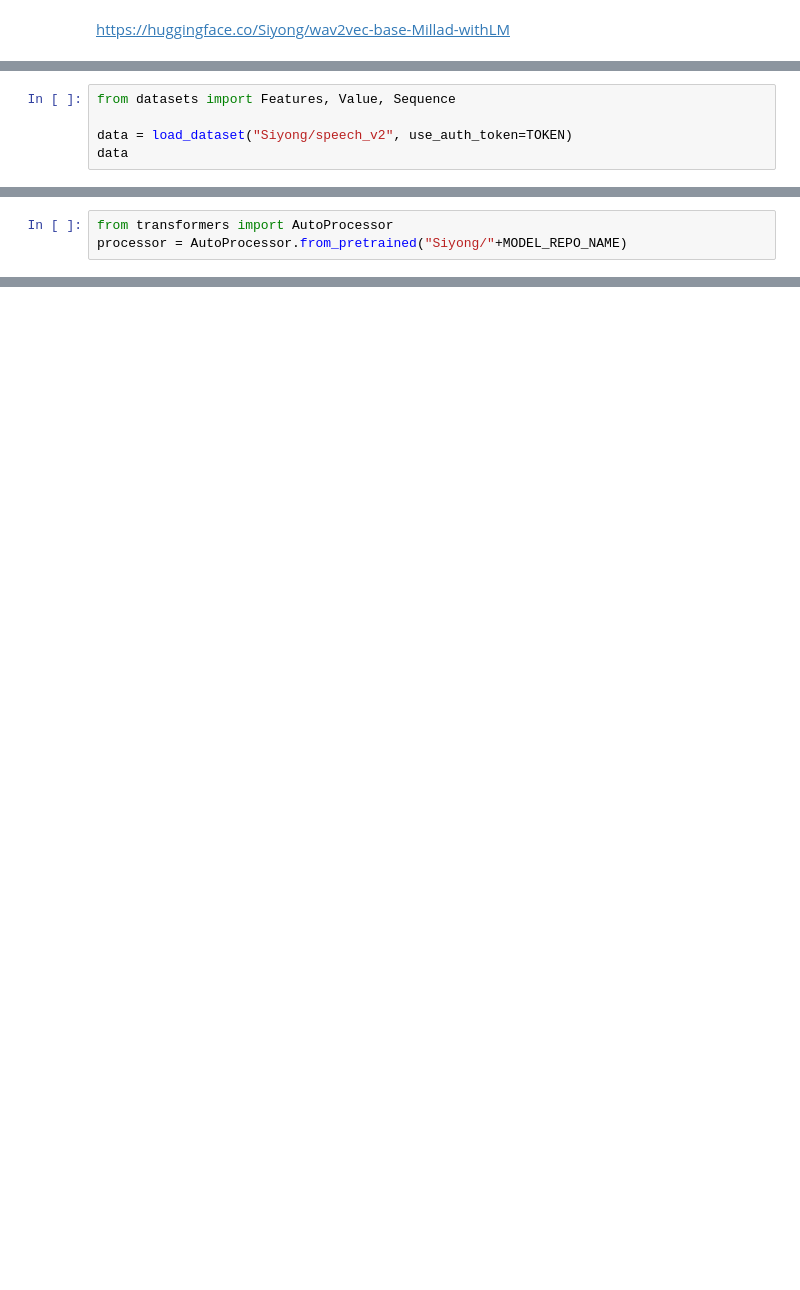
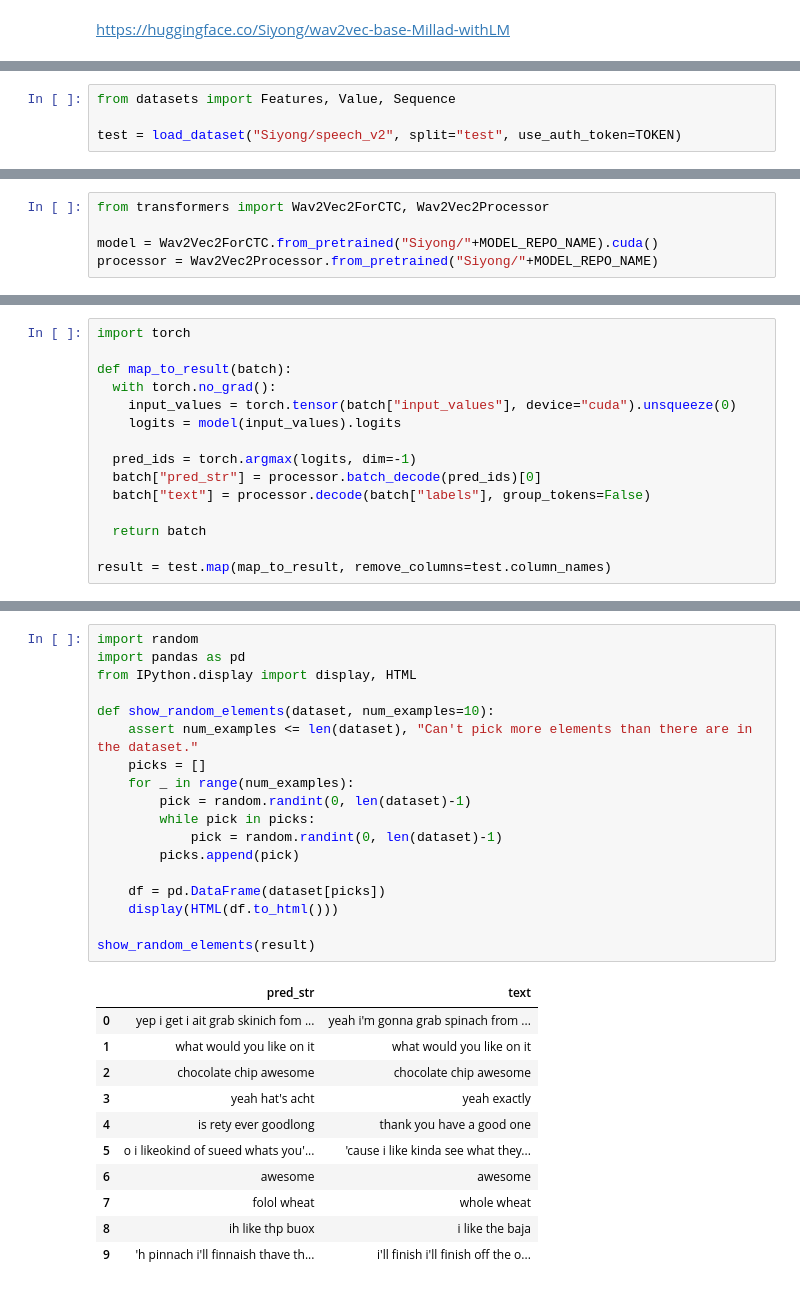
Before and after one commit to Losiyu/test, a Jupyter notebook: wav2vec_base_Millad_withLM.ipynb, the cells around one changed output, grey strips where cells are left out. Saved outputs shown, nothing was run; the diff lists cells and outputs as text; blank space fills up the shorter version.

```diff
--- a/wav2vec_base_Millad_withLM.ipynb
+++ b/wav2vec_base_Millad_withLM.ipynb
@@ -56,8 +19,7 @@ TOKEN = "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"
 # %%
 from datasets import Features, Value, Sequence
 
-data = load_dataset("Siyong/speech_v2", use_auth_token=TOKEN)
-data
+test = load_dataset("Siyong/speech_v2", split="test", use_auth_token=TOKEN)
 # %% [output]
 Using custom data configuration Siyong--speech_v2-9591dae7f10a46b0
 Downloading and preparing dataset None/None (download: 43.30 MiB, generated: 42.14 MiB, post-processed: Unknown size, total: 85.43 MiB) to /root/.cache/huggingface/datasets/parquet/Siyong--speech_v2-9 ...
@@ -135,3 +27,5 @@ ngram 5=2098
 # %%
-from transformers import AutoProcessor
-processor = AutoProcessor.from_pretrained("Siyong/"+MODEL_REPO_NAME)
+from transformers import Wav2Vec2ForCTC, Wav2Vec2Processor
+
+model = Wav2Vec2ForCTC.from_pretrained("Siyong/"+MODEL_REPO_NAME).cuda()
+processor = Wav2Vec2Processor.from_pretrained("Siyong/"+MODEL_REPO_NAME)
@@ -215,0 +52,15 @@ wav2vec-base-Millad-withLM/
+# %%
+import torch
+
+def map_to_result(batch):
+  with torch.no_grad():
+    input_values = torch.tensor(batch["input_values"], device="cuda").unsqueeze(0)
+    logits = model(input_values).logits
+
+  pred_ids = torch.argmax(logits, dim=-1)
+  batch["pred_str"] = processor.batch_decode(pred_ids)[0]
+  batch["text"] = processor.decode(batch["labels"], group_tokens=False)
+
+  return batch
+
+result = test.map(map_to_result, remove_columns=test.column_names)
@@ -215,0 +76,30 @@ wav2vec-base-Millad-withLM/
+# %%
+import random
+import pandas as pd
+from IPython.display import display, HTML
+
+def show_random_elements(dataset, num_examples=10):
+    assert num_examples <= len(dataset), "Can't pick more elements than there are in the dataset."
+    picks = []
+    for _ in range(num_examples):
+        pick = random.randint(0, len(dataset)-1)
+        while pick in picks:
+            pick = random.randint(0, len(dataset)-1)
+        picks.append(pick)
+
+    df = pd.DataFrame(dataset[picks])
+    display(HTML(df.to_html()))
+
+show_random_elements(result)
+# %% [output]
+|  | pred_str | text |
+| 0 | yep i get i ait grab skinich fom ... | yeah i'm gonna grab spinach from ... |
+| 1 | what would you like on it | what would you like on it |
+| 2 | chocolate chip awesome | chocolate chip awesome |
+| 3 | yeah hat's acht | yeah exactly |
+| 4 | is rety ever goodlong | thank you have a good one |
+| 5 | o i likeokind of sueed whats you'... | 'cause i like kinda see what they... |
+| 6 | awesome | awesome |
+| 7 | folol wheat | whole wheat |
+| 8 | ih like thp buox | i like the baja |
+| 9 | 'h pinnach i'll finnaish thave th... | i'll finish i'll finish off the o... |
```
Also changed, not shown: parts of 20 cells of this notebook.
